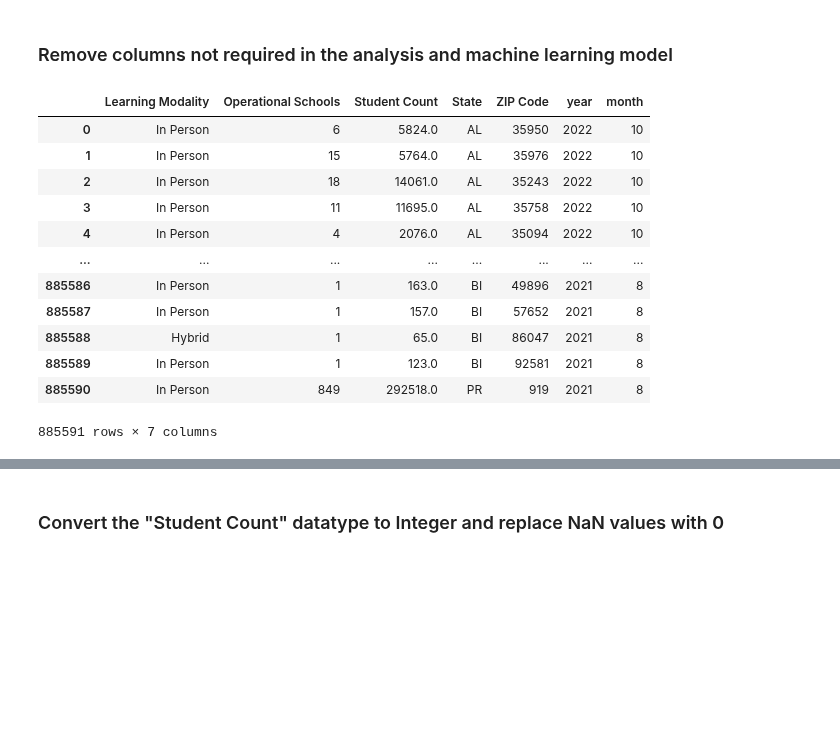
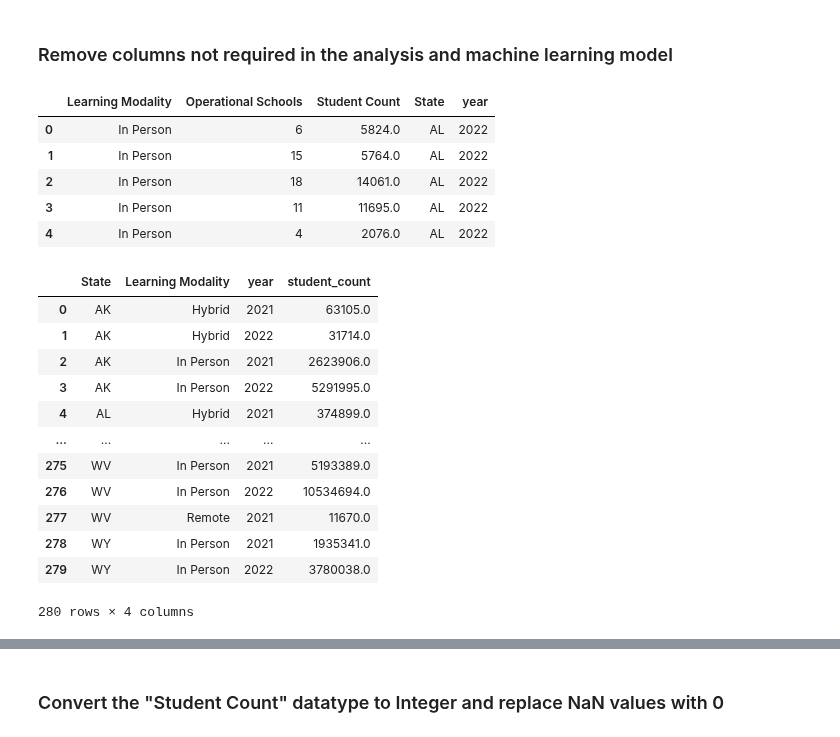
Before and after one commit to uzmabb182/Data602_Assignments, a Jupyter notebook: Final_Project_Data_602/data_602_final_project.ipynb, the cells around one changed output, grey strips where cells are left out. Cells and saved outputs as stored; diff of their text form; code cells hidden in the pictures; blank space fills up the shorter version.

```diff
--- a/Final_Project_Data_602/data_602_final_project.ipynb
+++ b/Final_Project_Data_602/data_602_final_project.ipynb
@@ -265,22 +217,33 @@ modality_df
 # %% [markdown]
 ### Remove columns not required in the analysis and machine learning model
 # %%
-modality_df = modality_df.drop(['District NCES ID', 'District Name', 'Week', 'City'], axis=1)
-modality_df
+modality_df = modality_df.drop(['District NCES ID', 'District Name', 'Week', 'City', 'ZIP Code', 'month'], axis=1)
+modality_df.head()
 # %% [output]
-|  | Learning Modality | Operational Schools | Student Count | State | ZIP Code | year | month |
-| 0 | In Person | 6 | 5824.0 | AL | 35950 | 2022 | 10 |
-| 1 | In Person | 15 | 5764.0 | AL | 35976 | 2022 | 10 |
-| 2 | In Person | 18 | 14061.0 | AL | 35243 | 2022 | 10 |
-| 3 | In Person | 11 | 11695.0 | AL | 35758 | 2022 | 10 |
-| 4 | In Person | 4 | 2076.0 | AL | 35094 | 2022 | 10 |
-| ... | ... | ... | ... | ... | ... | ... | ... |
-| 885586 | In Person | 1 | 163.0 | BI | 49896 | 2021 | 8 |
-| 885587 | In Person | 1 | 157.0 | BI | 57652 | 2021 | 8 |
-| 885588 | Hybrid | 1 | 65.0 | BI | 86047 | 2021 | 8 |
-| 885589 | In Person | 1 | 123.0 | BI | 92581 | 2021 | 8 |
-| 885590 | In Person | 849 | 292518.0 | PR | 919 | 2021 | 8 |
+|  | Learning Modality | Operational Schools | Student Count | State | year |
+| 0 | In Person | 6 | 5824.0 | AL | 2022 |
+| 1 | In Person | 15 | 5764.0 | AL | 2022 |
+| 2 | In Person | 18 | 14061.0 | AL | 2022 |
+| 3 | In Person | 11 | 11695.0 | AL | 2022 |
+| 4 | In Person | 4 | 2076.0 | AL | 2022 |
-885591 rows × 7 columns
+# %%
+# Groupby one column and return the mean of only particular column in the group.
+modality_df = modality_df.groupby(['State', 'Learning Modality', 'year'], as_index=False).agg(student_count= ('Student Count','sum'))
+modality_df
+# %% [output]
+|  | State | Learning Modality | year | student_count |
+| 0 | AK | Hybrid | 2021 | 63105.0 |
+| 1 | AK | Hybrid | 2022 | 31714.0 |
+| 2 | AK | In Person | 2021 | 2623906.0 |
+| 3 | AK | In Person | 2022 | 5291995.0 |
+| 4 | AL | Hybrid | 2021 | 374899.0 |
+| ... | ... | ... | ... | ... |
+| 275 | WV | In Person | 2021 | 5193389.0 |
+| 276 | WV | In Person | 2022 | 10534694.0 |
+| 277 | WV | Remote | 2021 | 11670.0 |
+| 278 | WY | In Person | 2021 | 1935341.0 |
+| 279 | WY | In Person | 2022 | 3780038.0 |
+280 rows × 4 columns
 # %%
 modality_df.info()
 # %% [output]
```
Also changed, not shown: parts of 84 cells of this notebook, 7 other files.
